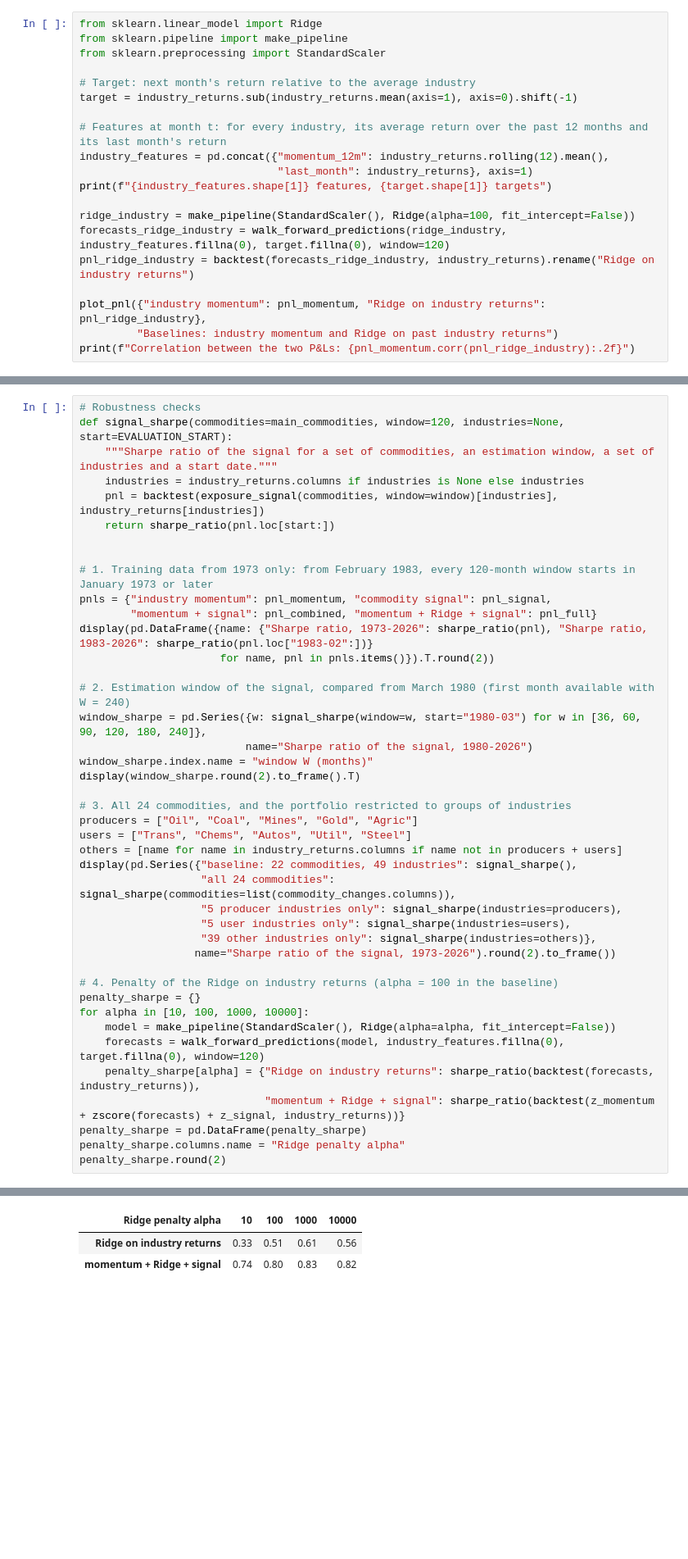
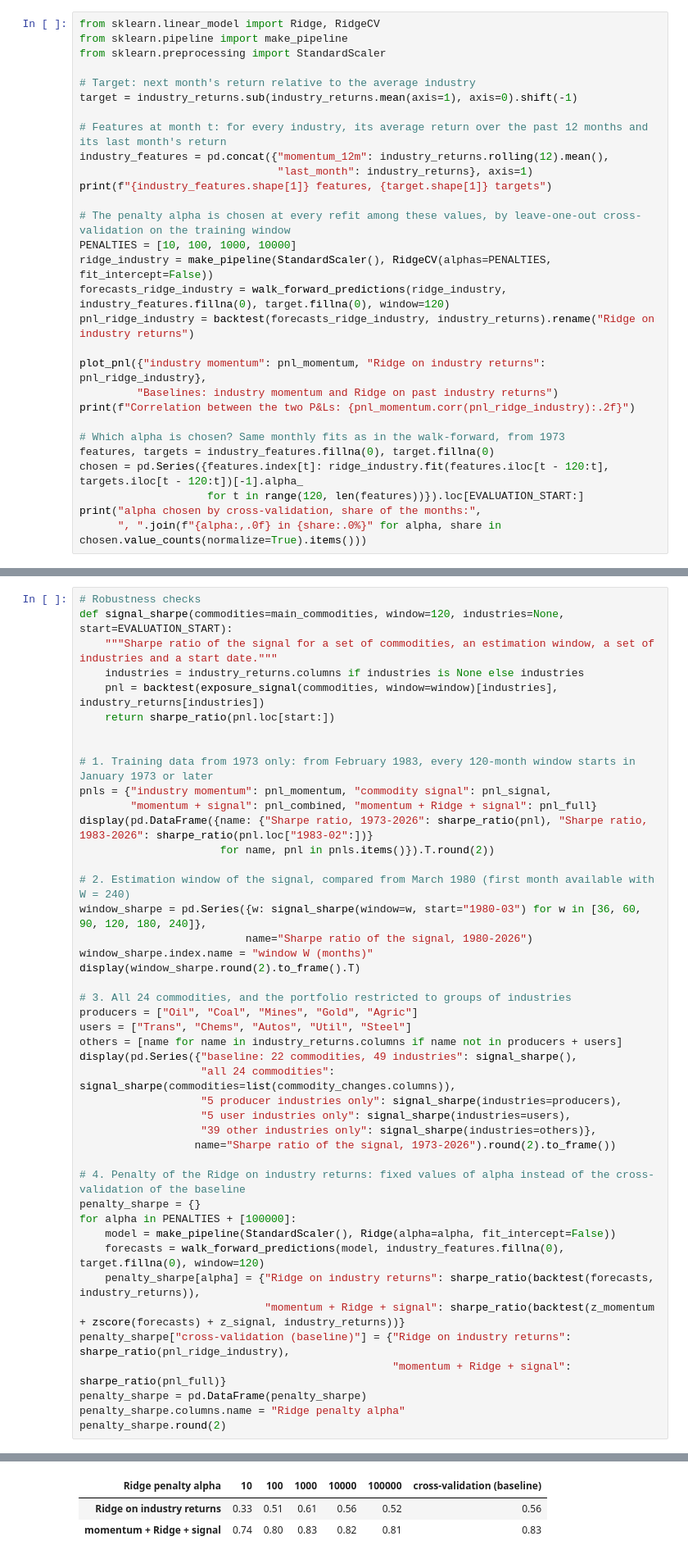
Before and after one commit to SelimLali/Machine_Learning_Trading, a Jupyter notebook: commodities_lead_industries.ipynb, the cells around one changed output, grey strips where cells are left out. Shown at 82% size. Saved outputs shown, nothing was run; the diff lists cells and outputs as text; blank space fills up the shorter version.

```diff
--- a/commodities_lead_industries.ipynb
+++ b/commodities_lead_industries.ipynb
@@ -460,7 +462,7 @@ def walk_forward_predictions(model, features, target, window=120):
         predictions.iloc[t] = model.predict(features.iloc[[t]])[0]
     return predictions
 # %%
-from sklearn.linear_model import Ridge
+from sklearn.linear_model import Ridge, RidgeCV
 from sklearn.pipeline import make_pipeline
 from sklearn.preprocessing import StandardScaler
 
@@ -472,12 +474,21 @@ industry_features = pd.concat({"momentum_12m": industry_returns.rolling(12).mean
                                "last_month": industry_returns}, axis=1)
 print(f"{industry_features.shape[1]} features, {target.shape[1]} targets")
 
-ridge_industry = make_pipeline(StandardScaler(), Ridge(alpha=100, fit_intercept=False))
+# The penalty alpha is chosen at every refit among these values, by leave-one-out cross-validation on the training window
+PENALTIES = [10, 100, 1000, 10000]
+ridge_industry = make_pipeline(StandardScaler(), RidgeCV(alphas=PENALTIES, fit_intercept=False))
 forecasts_ridge_industry = walk_forward_predictions(ridge_industry, industry_features.fillna(0), target.fillna(0), window=120)
 pnl_ridge_industry = backtest(forecasts_ridge_industry, industry_returns).rename("Ridge on industry returns")
 
 plot_pnl({"industry momentum": pnl_momentum, "Ridge on industry returns": pnl_ridge_industry},
          "Baselines: industry momentum and Ridge on past industry returns")
 print(f"Correlation between the two P&Ls: {pnl_momentum.corr(pnl_ridge_industry):.2f}")
+
+# Which alpha is chosen? Same monthly fits as in the walk-forward, from 1973
+features, targets = industry_features.fillna(0), target.fillna(0)
+chosen = pd.Series({features.index[t]: ridge_industry.fit(features.iloc[t - 120:t], targets.iloc[t - 120:t])[-1].alpha_
+                    for t in range(120, len(features))}).loc[EVALUATION_START:]
+print("alpha chosen by cross-validation, share of the months:",
+      ", ".join(f"{alpha:,.0f} in {share:.0%}" for alpha, share in chosen.value_counts(normalize=True).items()))
 # %% [output]
 98 features, 49 targets
@@ -892,13 +905,15 @@ display(pd.Series({"baseline: 22 commodities, 49 industries": signal_sharpe(),
                    "39 other industries only": signal_sharpe(industries=others)},
                   name="Sharpe ratio of the signal, 1973-2026").round(2).to_frame())
 
-# 4. Penalty of the Ridge on industry returns (alpha = 100 in the baseline)
+# 4. Penalty of the Ridge on industry returns: fixed values of alpha instead of the cross-validation of the baseline
 penalty_sharpe = {}
-for alpha in [10, 100, 1000, 10000]:
+for alpha in PENALTIES + [100000]:
     model = make_pipeline(StandardScaler(), Ridge(alpha=alpha, fit_intercept=False))
     forecasts = walk_forward_predictions(model, industry_features.fillna(0), target.fillna(0), window=120)
     penalty_sharpe[alpha] = {"Ridge on industry returns": sharpe_ratio(backtest(forecasts, industry_returns)),
                              "momentum + Ridge + signal": sharpe_ratio(backtest(z_momentum + zscore(forecasts) + z_signal, industry_returns))}
+penalty_sharpe["cross-validation (baseline)"] = {"Ridge on industry returns": sharpe_ratio(pnl_ridge_industry),
+                                                 "momentum + Ridge + signal": sharpe_ratio(pnl_full)}
 penalty_sharpe = pd.DataFrame(penalty_sharpe)
 penalty_sharpe.columns.name = "Ridge penalty alpha"
 penalty_sharpe.round(2)
@@ -911,12 +926,12 @@ penalty_sharpe.round(2)
 | window W (months) | 36 | 60 | 90 | 120 | 180 | 240 |
 | Sharpe ratio of the signal, 1980-... | 0.25 | 0.26 | 0.46 | 0.54 | 0.53 | 0.48 |
 |  | Sharpe ratio of the signal, 1973-... |
 | baseline: 22 commodities, 49 indu... | 0.47 |
 | all 24 commodities | 0.44 |
 | 5 producer industries only | -0.04 |
 | 5 user industries only | 0.53 |
 | 39 other industries only | 0.47 |
-| Ridge penalty alpha | 10 | 100 | 1000 | 10000 |
-| Ridge on industry returns | 0.33 | 0.51 | 0.61 | 0.56 |
-| momentum + Ridge + signal | 0.74 | 0.80 | 0.83 | 0.82 |
+| Ridge penalty alpha | 10 | 100 | 1000 | 10000 | 100000 | cross-validation (baseline) |
+| Ridge on industry returns | 0.33 | 0.51 | 0.61 | 0.56 | 0.52 | 0.56 |
+| momentum + Ridge + signal | 0.74 | 0.80 | 0.83 | 0.82 | 0.81 | 0.83 |
 # %% [markdown]
```
Also changed, not shown: parts of 17 cells of this notebook.
